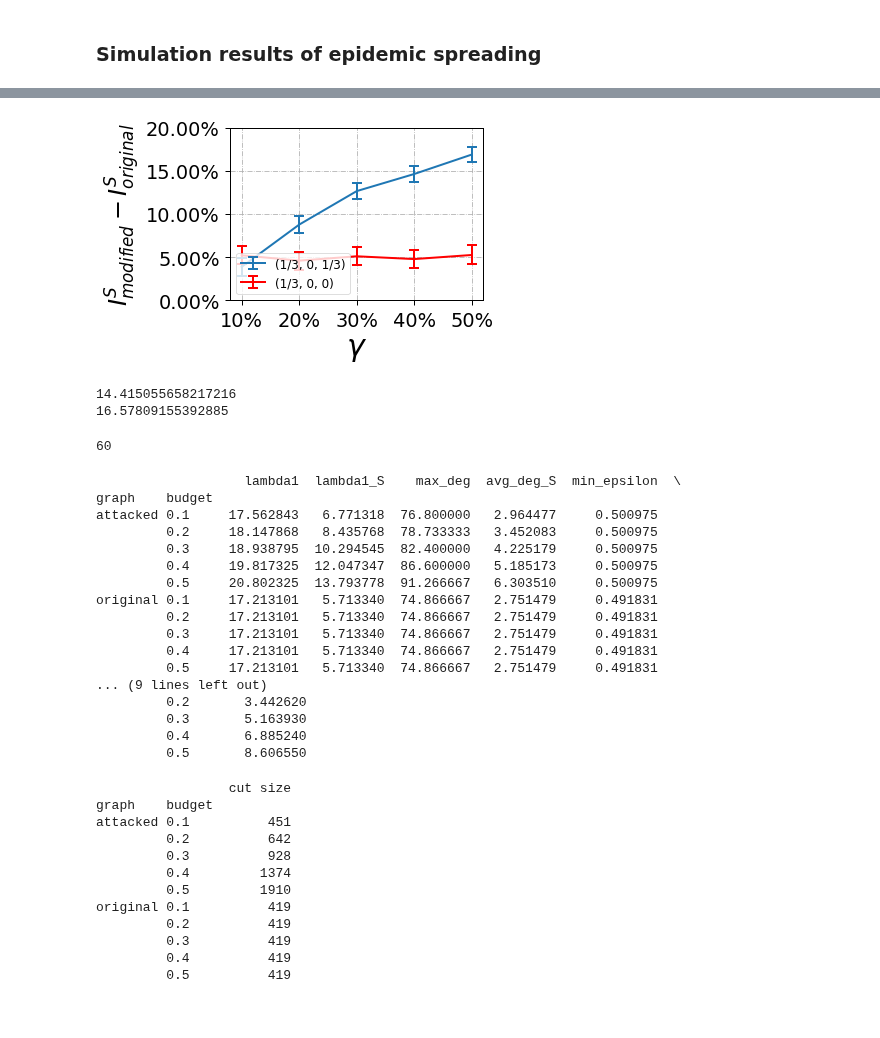
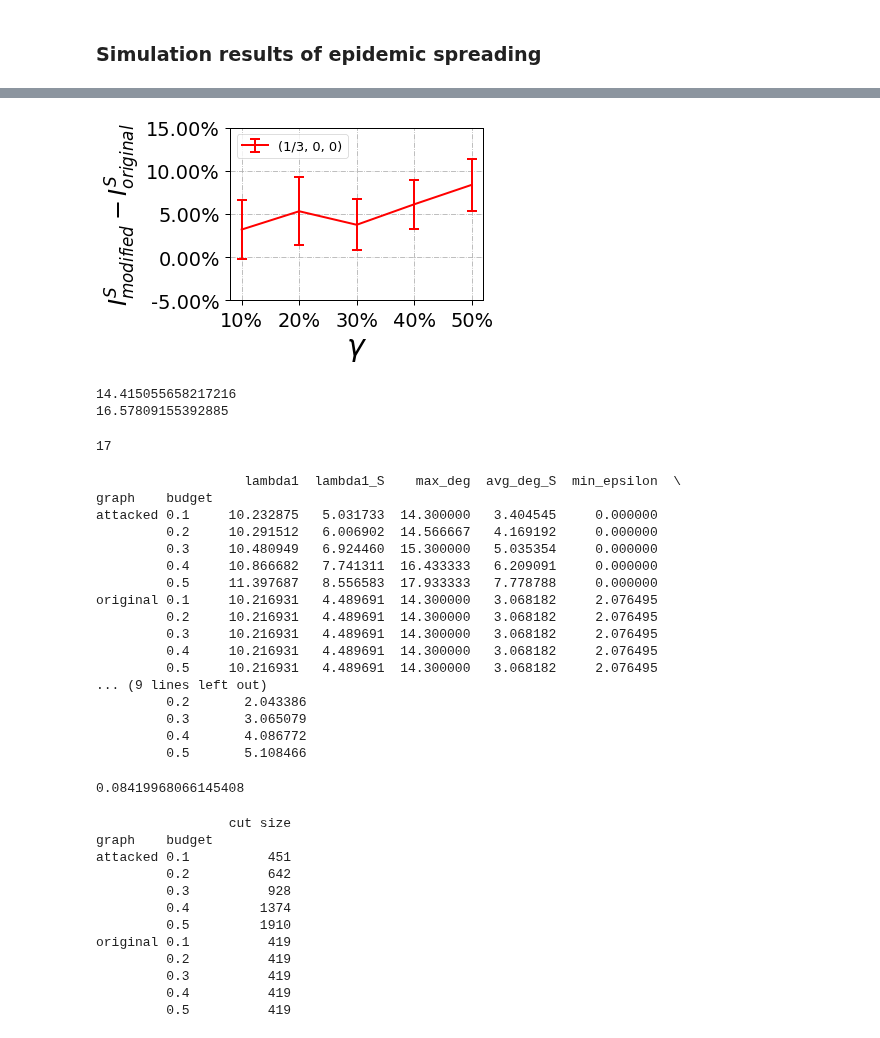
Before and after one commit to marsplus/attack-graph-code, a Jupyter notebook: src/data-analysis.ipynb, the cells around one changed output, grey strips where cells are left out. Drawn from its saved outputs; the diff is of its cells as text; code cells hidden in the pictures.

```diff
--- a/src/data-analysis.ipynb
+++ b/src/data-analysis.ipynb
@@ -94,9 +117,9 @@ plt.tight_layout()
 # %%
-## Check if the normalized cut is really helpful in the long-run behavior
+## Control experiments
 
-graph_type = 'Email'
+graph_type = 'Airport'
 TARGET = '3rd'
-graph_weight = 'unweighted'
+graph_weight = 'weighted'
 mode = 'min_eigcent_SP'
 GAMMA = 0.5
 TAU = 0.1
@@ -144,38 +167,38 @@ for budget in [0.1, 0.2, 0.3, 0.4, 0.5]:
 ################################################################################################
 
 S_attacked = data.pivot_table(index=['graph', 'budget'])[Key]['attacked']
 S_original = data.pivot_table(index=['graph', 'budget'])[Key]['original']
 S_diff  = S_attacked - S_original
 
 S_attacked_control = data_alpha3_zero.pivot_table(index=['graph', 'budget'])[Key]['attacked']
 S_original_control = data_alpha3_zero.pivot_table(index=['graph', 'budget'])[Key]['original']
 S_diff_control = S_attacked_control - S_original_control
 
 
 x = [0.1, 0.2, 0.3, 0.4, 0.5]
 legend_mapping = {
     '1st': ['(1/3, 0, 1/3)', '(0, 0, 1/3)'],
     '2nd': ['(1/3, 1/3, 1/3)', '(1/3, 0, 1/3)'],
     '3rd': ['(1/3, 0, 1/3)', '(1/3, 0, 0)'],
 }
-plt.errorbar(x, S_diff, yerr=S_err, label=legend_mapping[TARGET][0], linewidth=2, markersize=7,
-             capsize=5, elinewidth=2, markeredgewidth=2)
+# plt.errorbar(x, S_diff, yerr=S_err, label=legend_mapping[TARGET][0], linewidth=2, markersize=7,
+#              capsize=5, elinewidth=2, markeredgewidth=2)
 plt.errorbar(x, S_diff_control, yerr=S_err_alpha3_zero, label=legend_mapping[TARGET][1], linewidth=2, markersize=7, \
              capsize=5, elinewidth=2, markeredgewidth=2, color='r')
 plt.xticks(x, ['10%', '20%', '30%', '40%', '50%'])
 ax = plt.gca()
 plt.yticks(ax.get_yticks(),  ['%.2f%%' % (i*100) for i in ax.get_yticks()])
 plt.xlabel('$\gamma$', fontsize=30)
 if TARGET in ['1st', '3rd']:
     plt.ylabel('$I_{modified}^S - I_{original}^{S}$', fontsize=24)
 else:
     plt.ylabel('$I_{modified}^{S\'} - I_{original}^{S\'}$', fontsize=24)
-plt.legend(fontsize=12, loc='lower left')
+plt.legend(fontsize=13, loc='upper left')
 plt.grid(linestyle='-.')
 plt.tight_layout()
-# plt.savefig('../result/figure/{}/{}_numExp_{}_controlExp_{}_{}_lowerThreshold.pdf'.format(graph_weight, graph_type, numExp, graph_weight, TARGET))
+# plt.savefig('../result/figure/{}/{}_numExp_{}_controlExp_{}_{}_higherThreshold.pdf'.format(graph_weight, graph_type, numExp, graph_weight, TARGET))
 # %% [output]
-[figure, old version]
+[figure, new version]
 # %%
 ### the statisticas about the largest eigenvlaues of BTER networks ###
 import seaborn
@@ -195,7 +218,7 @@ print(np.max(ret))
 ### the density of S/S' as the attacker's budget increases ###
 
 graph_type = 'Airport'
-graph_weight = 'weighted'
+graph_weight = 'unweighted'
 numExp = 1 if graph_type in ['Email', 'Airport', 'Protein', 'Brain'] else 30
 mode = 'min_eigcent_SP'
 folder = '../result/{}/{}'.format(graph_weight, mode)
@@ -217,35 +240,38 @@ ret = pd.DataFrame(ret, columns=['S-density', 'graph', 'budget'])
 y = ret.groupby(['graph', 'budget']).mean()
 print(len(S))
 # %% [output]
-60
+17
 # %%
 ### the largest eigenvalue of G as the attacker's budget increases ###
 
-graph_type = 'BA'
-numExp = 1 if graph_type in ['Email', 'Airport', 'Protein', 'Brain'] else 15
+graph_type = 'Small-World'
+numExp = 1 if graph_type in ['Email', 'Airport', 'Protein', 'Brain'] else 30
 graph_weight = 'unweighted'
 mode = 'min_eigcent_SP'
 folder = '../result/{}/{}'.format(graph_weight, mode)
 Key = 'equalAlpha'
 graph_name = ['original', 'attacked']
 
-with open(os.path.join(folder, '{}_numExp_{}_attacked_graphs_{}_minBudget.p'.format(graph_type, numExp, Key)), 'rb') as fid:
+with open(os.path.join(folder, '{}_numExp_{}_attacked_graphs_{}_robustness.p'.format(graph_type, numExp, Key)), 'rb') as fid:
     data = pickle.load(fid)
 
 
 ret = []
 for budget in [0.1, 0.2, 0.3, 0.4, 0.5]:
+# for budget in [0.05, 0.1, 0.15, 0.2, 0.25, 0.3, 0.35, 0.4, 0.45, 0.5]:
     for gn in graph_name:
         for exp in range(numExp):
             G = data[budget][exp][gn]
             adj = nx.adjacency_matrix(G).todense()
-            maxDeg = np.max(adj * np.ones((len(G), 1)))
+            deg = adj * np.ones((len(G), 1))
+            maxDeg = np.max(deg)
             lambda1 = np.real(LIN.eig(adj)[0].max())
 
             S = [i for i in range(G.order()) if G.nodes[i]['target']]
             G_S = G.subgraph(S)
             adj_S = nx.adjacency_matrix(G_S).todense()
-            avgDeg_S = np.sum(adj_S * np.ones((len(S), 1))) / len(S)
+            S_deg = adj_S * np.ones((len(S), 1))
+            avgDeg_S = np.sum(S_deg) / len(S)
             lambda1_S = np.real(LIN.eig(adj_S)[0].max())
 
             SP = [i for i in range(G.order()) if not G.nodes[i]['target']]
@@ -254,8 +280,11 @@ for budget in [0.1, 0.2, 0.3, 0.4, 0.5]:
             lambda1_SP = np.real(LIN.eig(adj_SP)[0].max())
 
             if gn == 'original':
-                minEpsilon = (maxDeg - avgDeg_S - 5) * len(S) / np.power(len(G), 3/2)
+                minEpsilon = np.sqrt(LIN.norm(S_deg, 2)**2 / len(S) - np.sum(S_deg)**2 / len(S)**2)
                 avaEpsilon = lambda1 * budget
+            else:
+                minEpsilon = 0
+                avaEpsilon = 0
 
             ret.append((lambda1, lambda1_S, maxDeg, avgDeg_S, minEpsilon, avaEpsilon, gn, budget))
 ret = pd.DataFrame(ret, columns=['lambda1', 'lambda1_S', 'max_deg', 'avg_deg_S', 'min_epsilon', 'avaEpsilon', 'graph', 'budget'])
@@ -264,21 +293,33 @@ print(y)
 # %% [output]
                    lambda1  lambda1_S    max_deg  avg_deg_S  min_epsilon  \
 graph    budget
-attacked 0.1     17.562843   6.771318  76.800000   2.964477     0.500975
-         0.2     18.147868   8.435768  78.733333   3.452083     0.500975
-         0.3     18.938795  10.294545  82.400000   4.225179     0.500975
-         0.4     19.817325  12.047347  86.600000   5.185173     0.500975
-         0.5     20.802325  13.793778  91.266667   6.303510     0.500975
-original 0.1     17.213101   5.713340  74.866667   2.751479     0.491831
-         0.2     17.213101   5.713340  74.866667   2.751479     0.491831
-         0.3     17.213101   5.713340  74.866667   2.751479     0.491831
-         0.4     17.213101   5.713340  74.866667   2.751479     0.491831
-         0.5     17.213101   5.713340  74.866667   2.751479     0.491831
+attacked 0.1     10.232875   5.031733  14.300000   3.404545     0.000000
+         0.2     10.291512   6.006902  14.566667   4.169192     0.000000
+         0.3     10.480949   6.924460  15.300000   5.035354     0.000000
+         0.4     10.866682   7.741311  16.433333   6.209091     0.000000
+         0.5     11.397687   8.556583  17.933333   7.778788     0.000000
+original 0.1     10.216931   4.489691  14.300000   3.068182     2.076495
+         0.2     10.216931   4.489691  14.300000   3.068182     2.076495
+         0.3     10.216931   4.489691  14.300000   3.068182     2.076495
+         0.4     10.216931   4.489691  14.300000   3.068182     2.076495
+         0.5     10.216931   4.489691  14.300000   3.068182     2.076495
 ... (9 lines left out)
-         0.2       3.442620
-         0.3       5.163930
-         0.4       6.885240
-         0.5       8.606550
+         0.2       2.043386
+         0.3       3.065079
+         0.4       4.086772
+         0.5       5.108466
+# %%
+G_attacked = data[0.5][11]['attacked']
+G          = data[0.5][11]['original']
+
+A_attacked = nx.adjacency_matrix(G_attacked).todense()
+A          = nx.adjacency_matrix(G).todense()
+
+a = np.real(LIN.eig(A_attacked)[0].max())
+b = np.real(LIN.eig(A)[0].max())
+print((a-b) / b)
+# %% [output]
+0.08419968066145408
 # %%
 ### the cut (non-normalized) size as the attacker's budget increases ###
 
```
Also changed, not shown: parts of 2 cells of this notebook, 3 other files.
